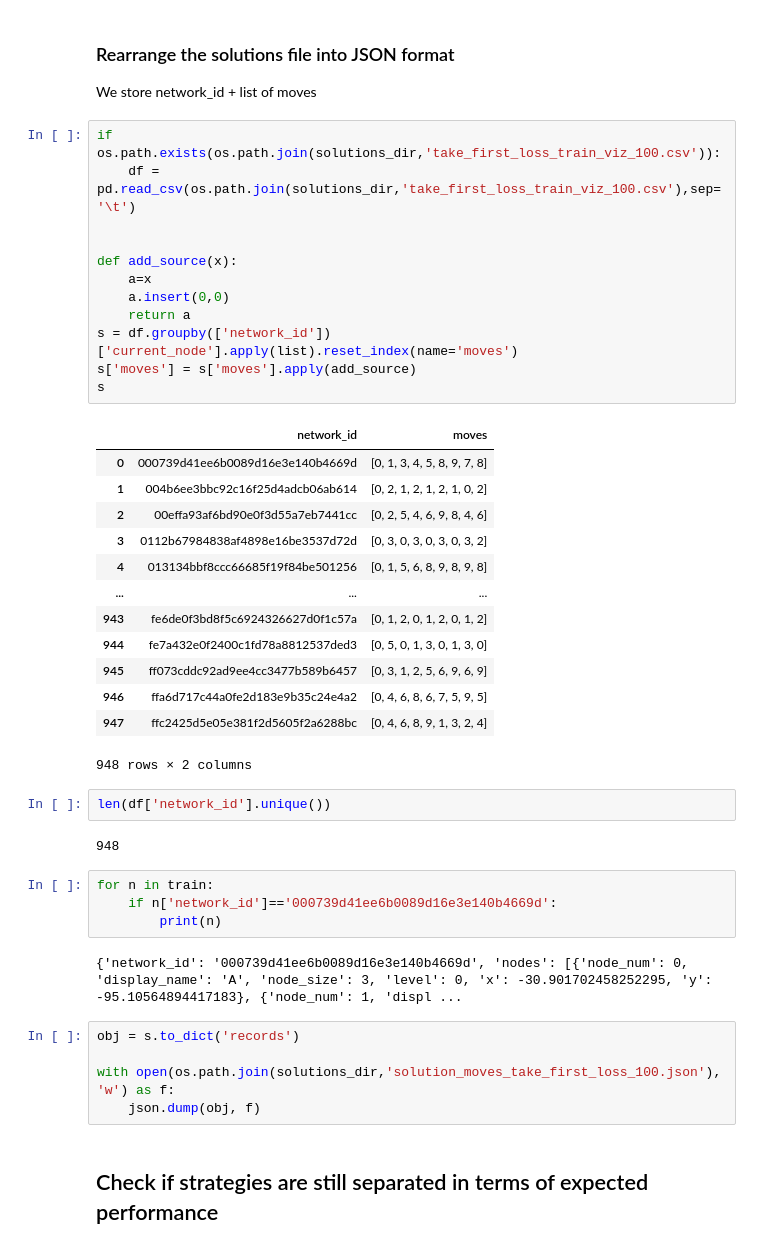
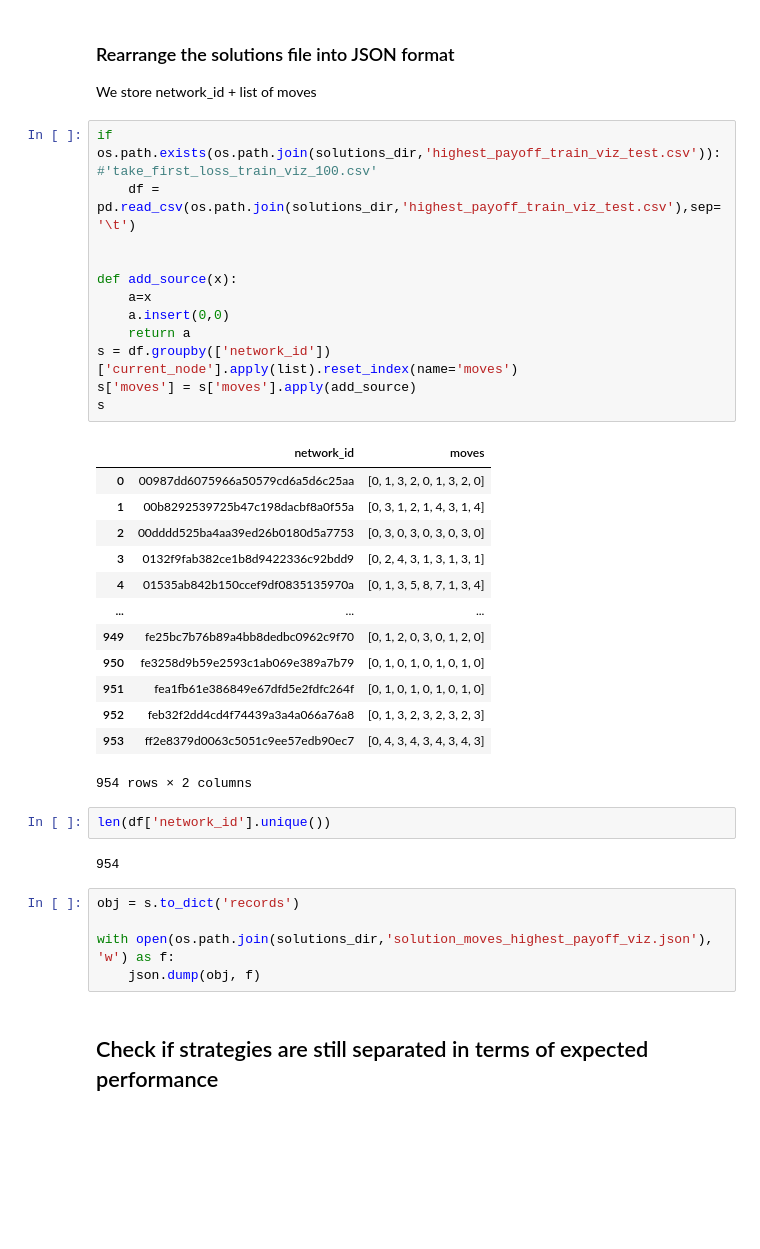
Before and after one commit to LBrinkmann/reward-network-iii-algorithm, a Jupyter notebook: notebooks/rule_based.ipynb, the cells around one changed output. Cells and saved outputs as stored; diff of their text form; blank space fills up the shorter version.

```diff
--- a/notebooks/rule_based.ipynb
+++ b/notebooks/rule_based.ipynb
@@ -432,45 +432,39 @@ average final reward (take first loss strategy): 83.93650793650794
 ### Rearrange the solutions file into JSON format
 We store network_id + list of moves
 # %%
-if os.path.exists(os.path.join(solutions_dir,'take_first_loss_train_viz_100.csv')):
-    df = pd.read_csv(os.path.join(solutions_dir,'take_first_loss_train_viz_100.csv'),sep='\t')
+if os.path.exists(os.path.join(solutions_dir,'highest_payoff_train_viz_test.csv')): #'take_first_loss_train_viz_100.csv'
+    df = pd.read_csv(os.path.join(solutions_dir,'highest_payoff_train_viz_test.csv'),sep='\t')
 
 
 def add_source(x):
     a=x
     a.insert(0,0)
     return a
 s = df.groupby(['network_id'])['current_node'].apply(list).reset_index(name='moves')
 s['moves'] = s['moves'].apply(add_source)
 s
 # %% [output]
 |  | network_id | moves |
-| 0 | 000739d41ee6b0089d16e3e140b4669d | [0, 1, 3, 4, 5, 8, 9, 7, 8] |
-| 1 | 004b6ee3bbc92c16f25d4adcb06ab614 | [0, 2, 1, 2, 1, 2, 1, 0, 2] |
-| 2 | 00effa93af6bd90e0f3d55a7eb7441cc | [0, 2, 5, 4, 6, 9, 8, 4, 6] |
-| 3 | 0112b67984838af4898e16be3537d72d | [0, 3, 0, 3, 0, 3, 0, 3, 2] |
-| 4 | 013134bbf8ccc66685f19f84be501256 | [0, 1, 5, 6, 8, 9, 8, 9, 8] |
+| 0 | 00987dd6075966a50579cd6a5d6c25aa | [0, 1, 3, 2, 0, 1, 3, 2, 0] |
+| 1 | 00b8292539725b47c198dacbf8a0f55a | [0, 3, 1, 2, 1, 4, 3, 1, 4] |
+| 2 | 00dddd525ba4aa39ed26b0180d5a7753 | [0, 3, 0, 3, 0, 3, 0, 3, 0] |
+| 3 | 0132f9fab382ce1b8d9422336c92bdd9 | [0, 2, 4, 3, 1, 3, 1, 3, 1] |
+| 4 | 01535ab842b150ccef9df0835135970a | [0, 1, 3, 5, 8, 7, 1, 3, 4] |
 | ... | ... | ... |
-| 943 | fe6de0f3bd8f5c6924326627d0f1c57a | [0, 1, 2, 0, 1, 2, 0, 1, 2] |
-| 944 | fe7a432e0f2400c1fd78a8812537ded3 | [0, 5, 0, 1, 3, 0, 1, 3, 0] |
-| 945 | ff073cddc92ad9ee4cc3477b589b6457 | [0, 3, 1, 2, 5, 6, 9, 6, 9] |
-| 946 | ffa6d717c44a0fe2d183e9b35c24e4a2 | [0, 4, 6, 8, 6, 7, 5, 9, 5] |
-| 947 | ffc2425d5e05e381f2d5605f2a6288bc | [0, 4, 6, 8, 9, 1, 3, 2, 4] |
+| 949 | fe25bc7b76b89a4bb8dedbc0962c9f70 | [0, 1, 2, 0, 3, 0, 1, 2, 0] |
+| 950 | fe3258d9b59e2593c1ab069e389a7b79 | [0, 1, 0, 1, 0, 1, 0, 1, 0] |
+| 951 | fea1fb61e386849e67dfd5e2fdfc264f | [0, 1, 0, 1, 0, 1, 0, 1, 0] |
+| 952 | feb32f2dd4cd4f74439a3a4a066a76a8 | [0, 1, 3, 2, 3, 2, 3, 2, 3] |
+| 953 | ff2e8379d0063c5051c9ee57edb90ec7 | [0, 4, 3, 4, 3, 4, 3, 4, 3] |
-948 rows × 2 columns
+954 rows × 2 columns
 # %%
 len(df['network_id'].unique())
 # %% [output]
-948
+954
-# %%
-for n in train:
-    if n['network_id']=='000739d41ee6b0089d16e3e140b4669d':
-        print(n)
-# %% [output]
-{'network_id': '000739d41ee6b0089d16e3e140b4669d', 'nodes': [{'node_num': 0, 'display_name': 'A', 'node_size': 3, 'level': 0, 'x': -30.901702458252295, 'y': -95.10564894417183}, {'node_num': 1, 'displ ...
 # %%
 obj = s.to_dict('records')
 
-with open(os.path.join(solutions_dir,'solution_moves_take_first_loss_100.json'), 'w') as f:
+with open(os.path.join(solutions_dir,'solution_moves_highest_payoff_viz.json'), 'w') as f:
     json.dump(obj, f)
 # %% [markdown]
 ## Check if strategies are still separated in terms of expected performance
```
Also changed, not shown: parts of 2 cells of this notebook, 5 other files.
